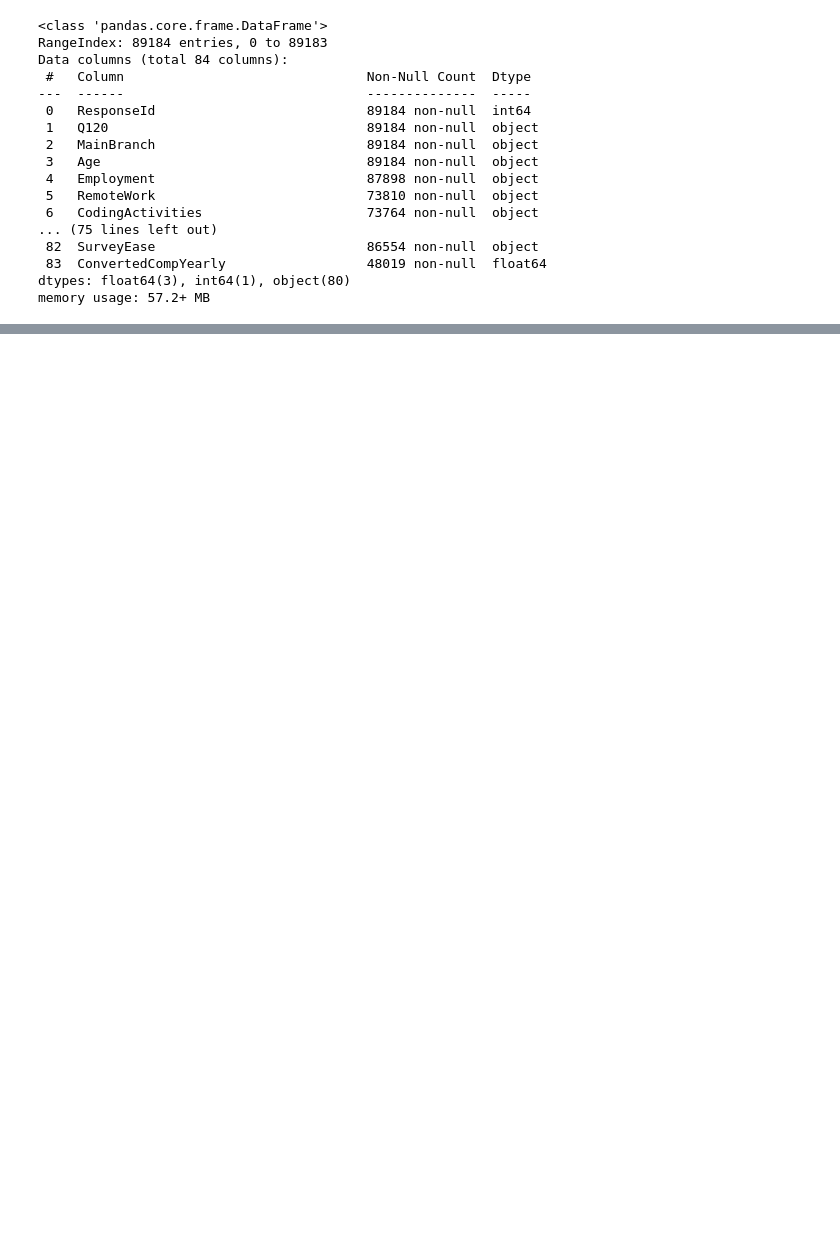
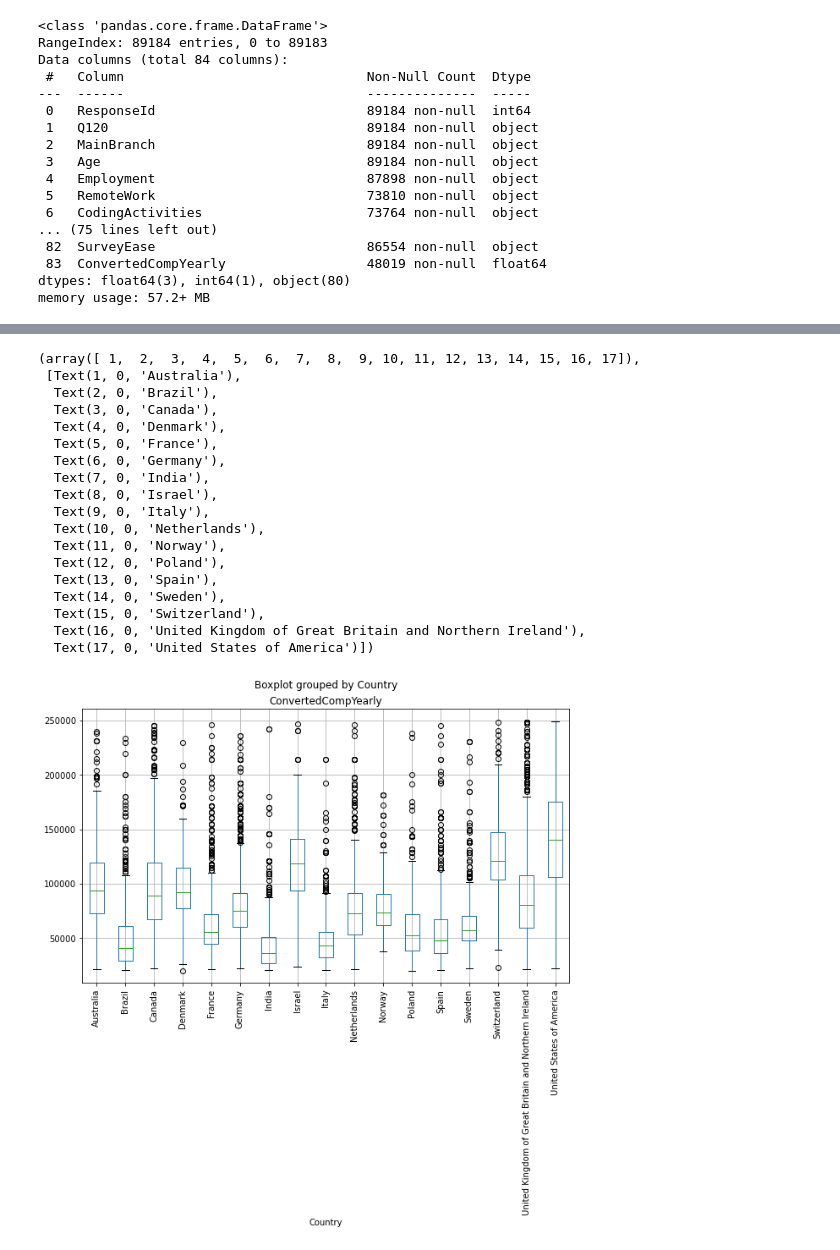
Before and after one commit to onionsp/Developer-Salary-Predictor, a Jupyter notebook: main.ipynb, the cells around one changed output, grey strips where cells are left out. Cells and saved outputs as stored; diff of their text form; code cells hidden in the pictures; blank space fills up the shorter version.

```diff
--- a/main.ipynb
+++ b/main.ipynb
@@ -51,0 +189,24 @@ Name: count, dtype: int64
+# %%
+fig, ax = plt.subplots(1, 1, figsize=(10, 6))
+df.boxplot('ConvertedCompYearly', 'Country', ax=ax)
+plt.xticks(rotation=90)
+# %% [output]
+(array([ 1,  2,  3,  4,  5,  6,  7,  8,  9, 10, 11, 12, 13, 14, 15, 16, 17]),
+ [Text(1, 0, 'Australia'),
+  Text(2, 0, 'Brazil'),
+  Text(3, 0, 'Canada'),
+  Text(4, 0, 'Denmark'),
+  Text(5, 0, 'France'),
+  Text(6, 0, 'Germany'),
+  Text(7, 0, 'India'),
+  Text(8, 0, 'Israel'),
+  Text(9, 0, 'Italy'),
+  Text(10, 0, 'Netherlands'),
+  Text(11, 0, 'Norway'),
+  Text(12, 0, 'Poland'),
+  Text(13, 0, 'Spain'),
+  Text(14, 0, 'Sweden'),
+  Text(15, 0, 'Switzerland'),
+  Text(16, 0, 'United Kingdom of Great Britain and Northern Ireland'),
+  Text(17, 0, 'United States of America')])
+[figure, added]
```
Also changed, not shown: parts of 32 cells of this notebook, 1 other file.
